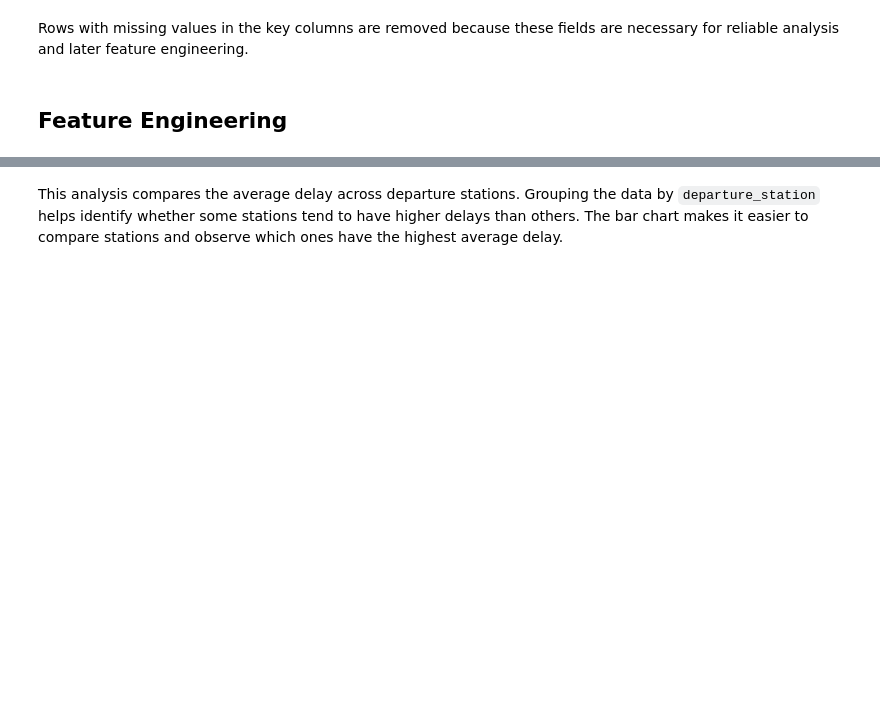
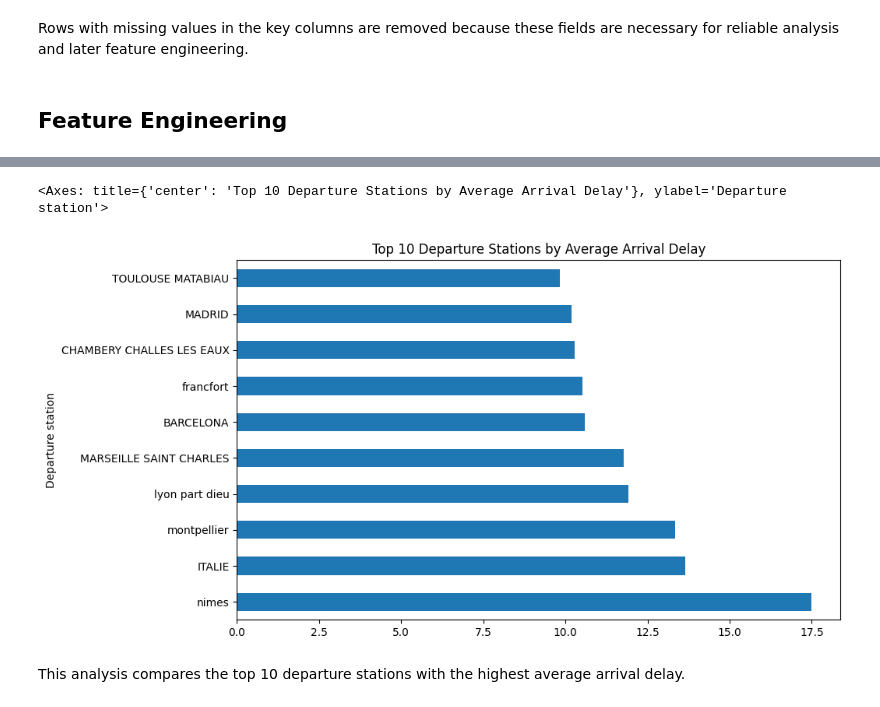
Before and after one commit to dianatrc/tardis, a Jupyter notebook: tardis_eda.ipynb, the cells around one changed output, grey strips where cells are left out. Saved outputs shown, nothing was run; the diff lists cells and outputs as text; code cells hidden in the pictures; blank space fills up the shorter version.

Commit message:
Update step 1 and step 2 analysis

```diff
--- a/tardis_eda.ipynb
+++ b/tardis_eda.ipynb
@@ -123,3 +243,3 @@ df.sort_values("delay_minutes", ascending=False).head()
 # %%
-departure_delay = df.groupby("departure_station")["delay_minutes"].mean().sort_values(ascending=False)
-departure_delay
+departure_arrival_delay = df.groupby("Departure station")["Average delay of all trains at arrival"].mean().sort_values(ascending=False)
+departure_arrival_delay
@@ -126,4 +260,11 @@ departure_delay
 # %%
-departure_delay.plot(kind="bar", title="Average Delay by Departure Station")
+departure_arrival_delay.head(10).plot(
+    kind="barh",
+    figsize=(10, 6),
+    title="Top 10 Departure Stations by Average Arrival Delay"
+)
+# %% [output]
+<Axes: title={'center': 'Top 10 Departure Stations by Average Arrival Delay'}, ylabel='Departure station'>
+[figure, added]
 # %% [markdown]
-This analysis compares the average delay across departure stations. Grouping the data by `departure_station` helps identify whether some stations tend to have higher delays than others. The bar chart makes it easier to compare stations and observe which ones have the highest average delay.
+This analysis compares the top 10 departure stations with the highest average arrival delay.
```
Also changed, not shown: parts of 28 cells of this notebook, 1 other file.
